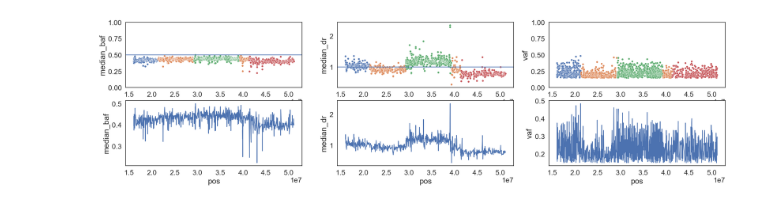
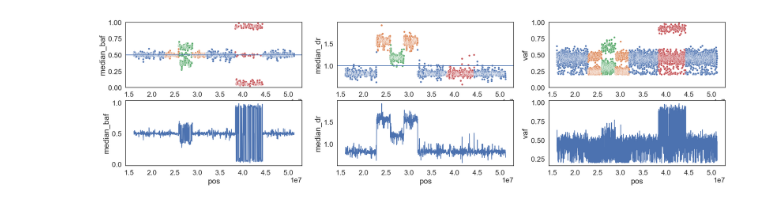
Before and after one commit to valerianilucrezia/claspy, a Jupyter notebook: multi_variate/claspy_cp_class.ipynb, the cells around one changed output. Drawn from its saved outputs; the diff is of its cells as text; code cells hidden in the pictures.

```diff
--- a/multi_variate/claspy_cp_class.ipynb
+++ b/multi_variate/claspy_cp_class.ipynb
@@ -6,10 +6,13 @@ import sys
 sys.path.append('/Users/lucreziavaleriani/Desktop/claspy')
 
 from claspy.segmentation import BinaryClaSPSegmentation
+# %%
+path = '/Users/lucreziavaleriani/Desktop/smooth_snv.csv'
+path = '/Users/lucreziavaleriani/Desktop/orfeo_LTS/CNA/segmentation/sim_data_races/data_races/sim_3/cov_100_p_0.9/smooth_snv.csv'
 # %%
 from plot import *
-vaf, baf, dr, bps = get_original_data_plot('/Users/lucreziavaleriani/Desktop/seq_res_snv_smooth.csv', save = False)
+vaf, baf, dr, bps = get_original_data_plot(path, save = False)
 bps = np.sort(bps)[1:-1]
 # %% [output]
-[figure, old version]
+[figure, new version]
 # %%
```
Also changed, not shown: parts of 9 cells of this notebook, 3 other files.
